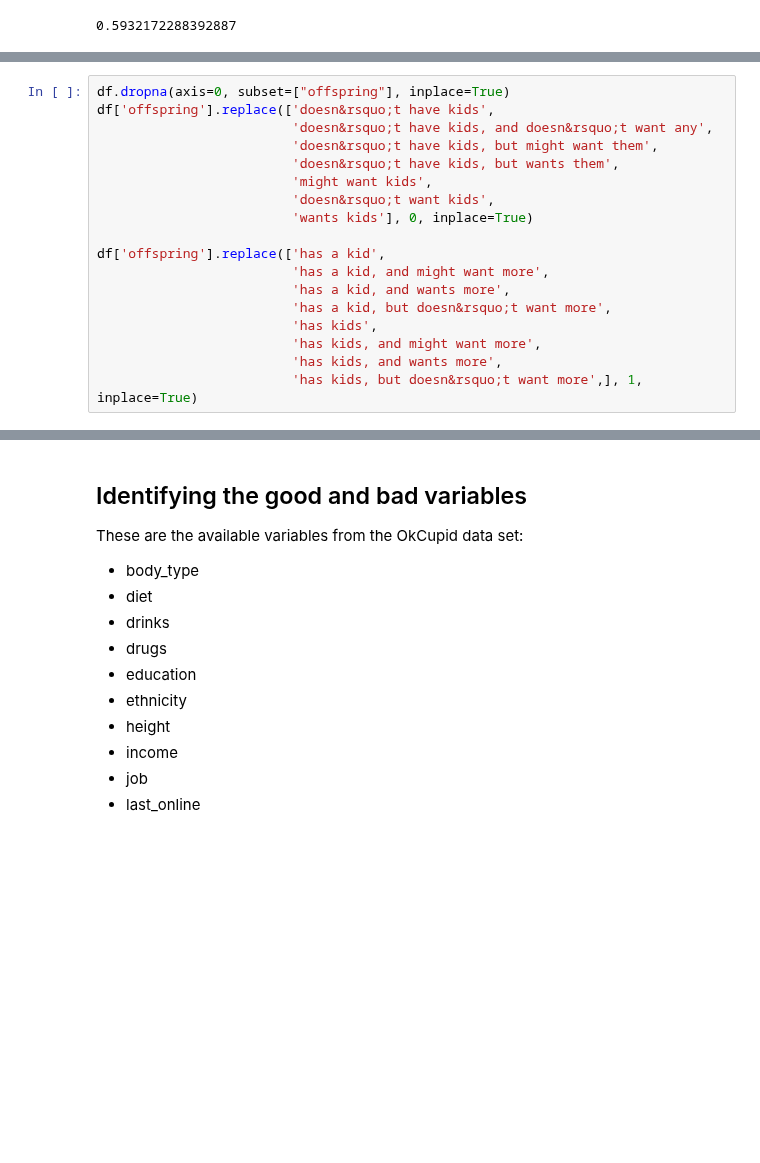
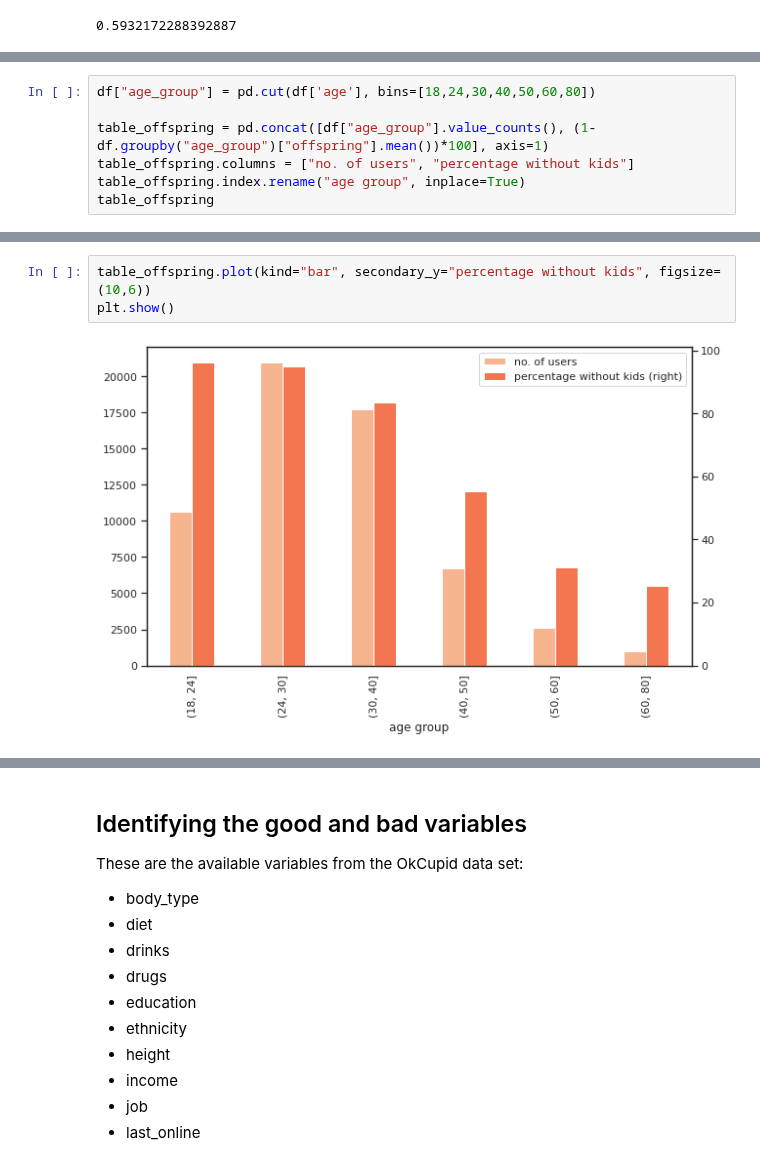
Before and after one commit to brunoarine/substance-problem-study, a Jupyter notebook: notebooks/project.ipynb, the cells around one changed output, grey strips where cells are left out. Cells and saved outputs as stored; diff of their text form; blank space fills up the shorter version.

Commit message:
fix: Plot offspring vs abuse graph by age

```diff
--- a/notebooks/project.ipynb
+++ b/notebooks/project.ipynb
@@ -105,18 +124,0 @@ Whoever said that "doesn't have kids" (and might or might not want them), or sim
-# %%
-df.dropna(axis=0, subset=["offspring"], inplace=True)
-df['offspring'].replace(['doesn&rsquo;t have kids',
-                         'doesn&rsquo;t have kids, and doesn&rsquo;t want any',
-                         'doesn&rsquo;t have kids, but might want them',
-                         'doesn&rsquo;t have kids, but wants them',
-                         'might want kids',
-                         'doesn&rsquo;t want kids',
-                         'wants kids'], 0, inplace=True)
-
-df['offspring'].replace(['has a kid',
-                         'has a kid, and might want more',
-                         'has a kid, and wants more',
-                         'has a kid, but doesn&rsquo;t want more',
-                         'has kids',
-                         'has kids, and might want more',
-                         'has kids, and wants more',
-                         'has kids, but doesn&rsquo;t want more',], 1, inplace=True)
@@ -122,0 +127,7 @@ df['offspring'].replace(['has a kid',
+# %%
+df["age_group"] = pd.cut(df['age'], bins=[18,24,30,40,50,60,80])
+
+table_offspring = pd.concat([df["age_group"].value_counts(), (1-df.groupby("age_group")["offspring"].mean())*100], axis=1)
+table_offspring.columns = ["no. of users", "percentage without kids"]
+table_offspring.index.rename("age group", inplace=True)
+table_offspring
@@ -122,0 +143,5 @@ df['offspring'].replace(['has a kid',
+# %%
+table_offspring.plot(kind="bar", secondary_y="percentage without kids", figsize=(10,6))
+plt.show()
+# %% [output]
+[figure, added]
```
Also changed, not shown: parts of 26 cells of this notebook.
